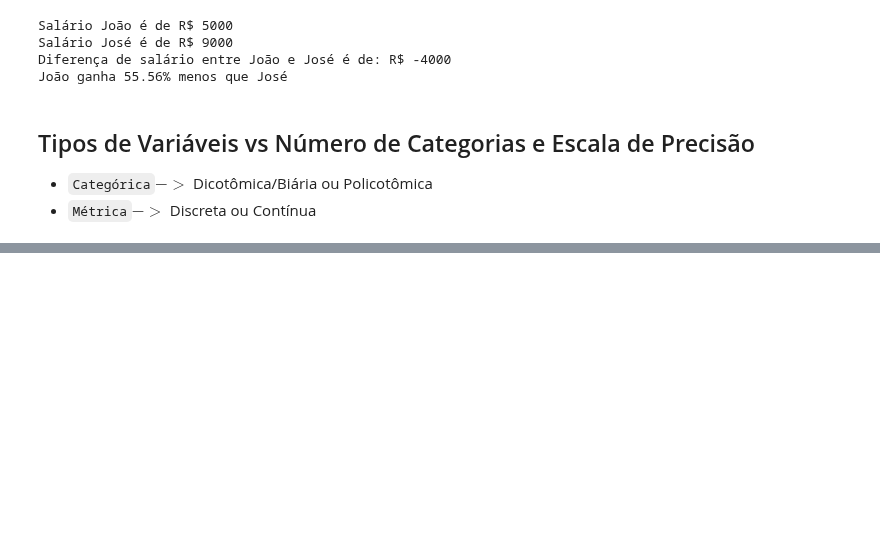
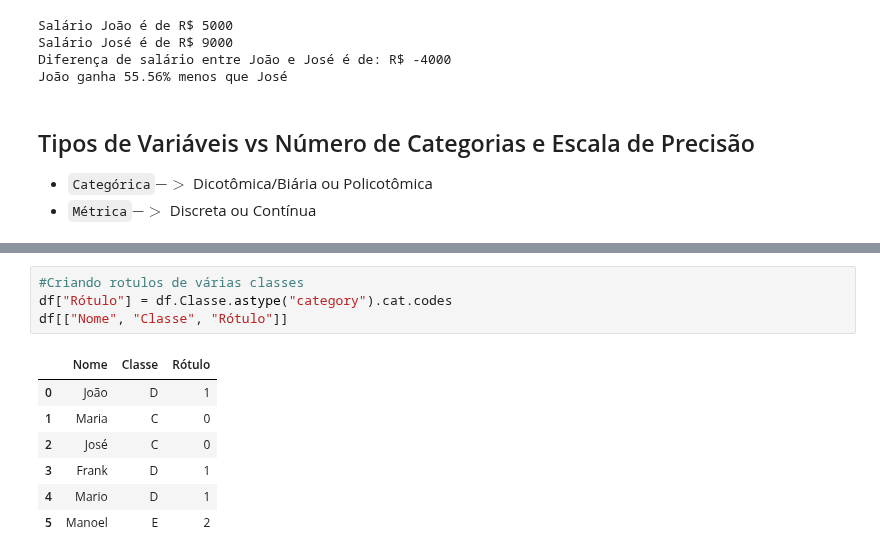
Before and after one commit to jvataidee/ManualdeAnalisedeDadosPython, a Jupyter notebook: cap1_tiposvariaveis_escala_mensuracao_precisao.ipynb, the cells around one changed output, grey strips where cells are left out. Drawn from its saved outputs; the diff is of its cells as text; blank space fills up the shorter version.

```diff
--- a/cap1_tiposvariaveis_escala_mensuracao_precisao.ipynb
+++ b/cap1_tiposvariaveis_escala_mensuracao_precisao.ipynb
@@ -248,0 +291,12 @@ João ganha 55.56% menos que José
+# %%
+#Criando rotulos de várias classes
+df["Rótulo"] = df.Classe.astype("category").cat.codes
+df[["Nome", "Classe", "Rótulo"]]
+# %% [output]
+|  | Nome | Classe | Rótulo |
+| 0 | João | D | 1 |
+| 1 | Maria | C | 0 |
+| 2 | José | C | 0 |
+| 3 | Frank | D | 1 |
+| 4 | Mario | D | 1 |
+| 5 | Manoel | E | 2 |
```
Also changed, not shown: parts of 9 cells of this notebook.
